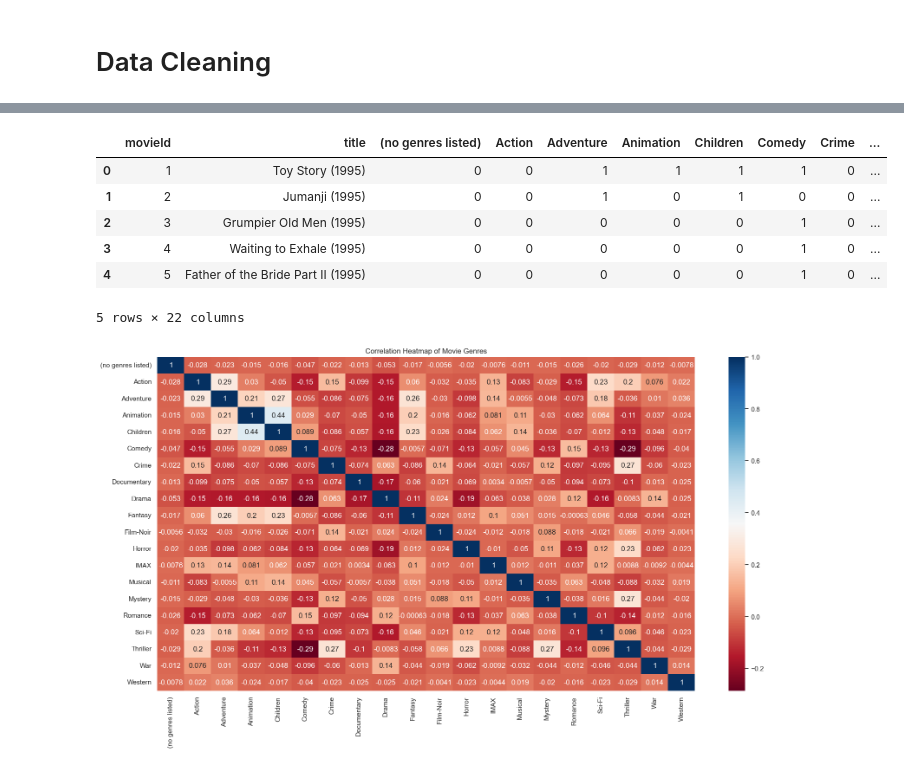
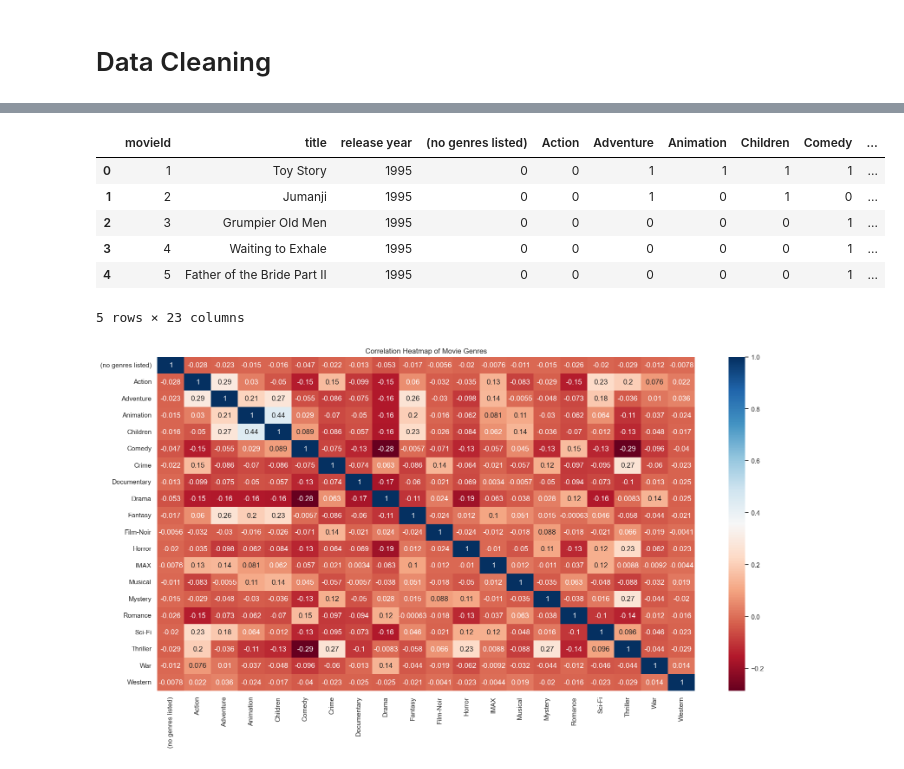
Before and after one commit to NaydelMuscat/com.mcast.project.NaydelMuscat, a Jupyter notebook: src/05_ML_Pipeline.ipynb, the cells around one changed output, grey strips where cells are left out. Cells and saved outputs as stored; diff of their text form; code cells hidden in the pictures.

```diff
--- a/src/05_ML_Pipeline.ipynb
+++ b/src/05_ML_Pipeline.ipynb
@@ -160,0 +243,4 @@ print(final_movies[final_movies['title'] == 'Emma (1996)'])
+# %%
+file_path = os.path.join("..","data", "updated_movies.csv")
+updated_movies = pd.read_csv(file_path)
+updated_movies.head()
@@ -326,21 +435,20 @@ data.head()
 # %%
 # Create a new dataframe with one hot encoded genres
-genres_df = movies['genres'].str.get_dummies('|')
+genres_df = updated_movies['genres'].str.get_dummies('|')
 
 #Joining the new dataframe with original movies
-movies_with_genres = movies.join(genres_df)
-
+movies_with_genres = updated_movies.join(genres_df)
 # Drop the original genres column
 movies_with_genres.drop('genres', axis=1, inplace=True)
-movies_with_genres.head(5)
+movies_with_genres.head()
 # %% [output]
-|  | movieId | title | (no genres listed) | Action | Adventure | Animation | Children | Comedy | Crime | ... |
-| 0 | 1 | Toy Story (1995) | 0 | 0 | 1 | 1 | 1 | 1 | 0 | ... |
-| 1 | 2 | Jumanji (1995) | 0 | 0 | 1 | 0 | 1 | 0 | 0 | ... |
-| 2 | 3 | Grumpier Old Men (1995) | 0 | 0 | 0 | 0 | 0 | 1 | 0 | ... |
-| 3 | 4 | Waiting to Exhale (1995) | 0 | 0 | 0 | 0 | 0 | 1 | 0 | ... |
-| 4 | 5 | Father of the Bride Part II (1995) | 0 | 0 | 0 | 0 | 0 | 1 | 0 | ... |
+|  | movieId | title | release year | (no genres listed) | Action | Adventure | Animation | Children | Comedy | ... |
+| 0 | 1 | Toy Story | 1995 | 0 | 0 | 1 | 1 | 1 | 1 | ... |
+| 1 | 2 | Jumanji | 1995 | 0 | 0 | 1 | 0 | 1 | 0 | ... |
+| 2 | 3 | Grumpier Old Men | 1995 | 0 | 0 | 0 | 0 | 0 | 1 | ... |
+| 3 | 4 | Waiting to Exhale | 1995 | 0 | 0 | 0 | 0 | 0 | 1 | ... |
+| 4 | 5 | Father of the Bride Part II | 1995 | 0 | 0 | 0 | 0 | 0 | 1 | ... |
-5 rows × 22 columns
+5 rows × 23 columns
 # %%
 #Correlation of genres
 corr = genres_df.corr()
```
Also changed, not shown: parts of 29 cells of this notebook, 5 other files.
